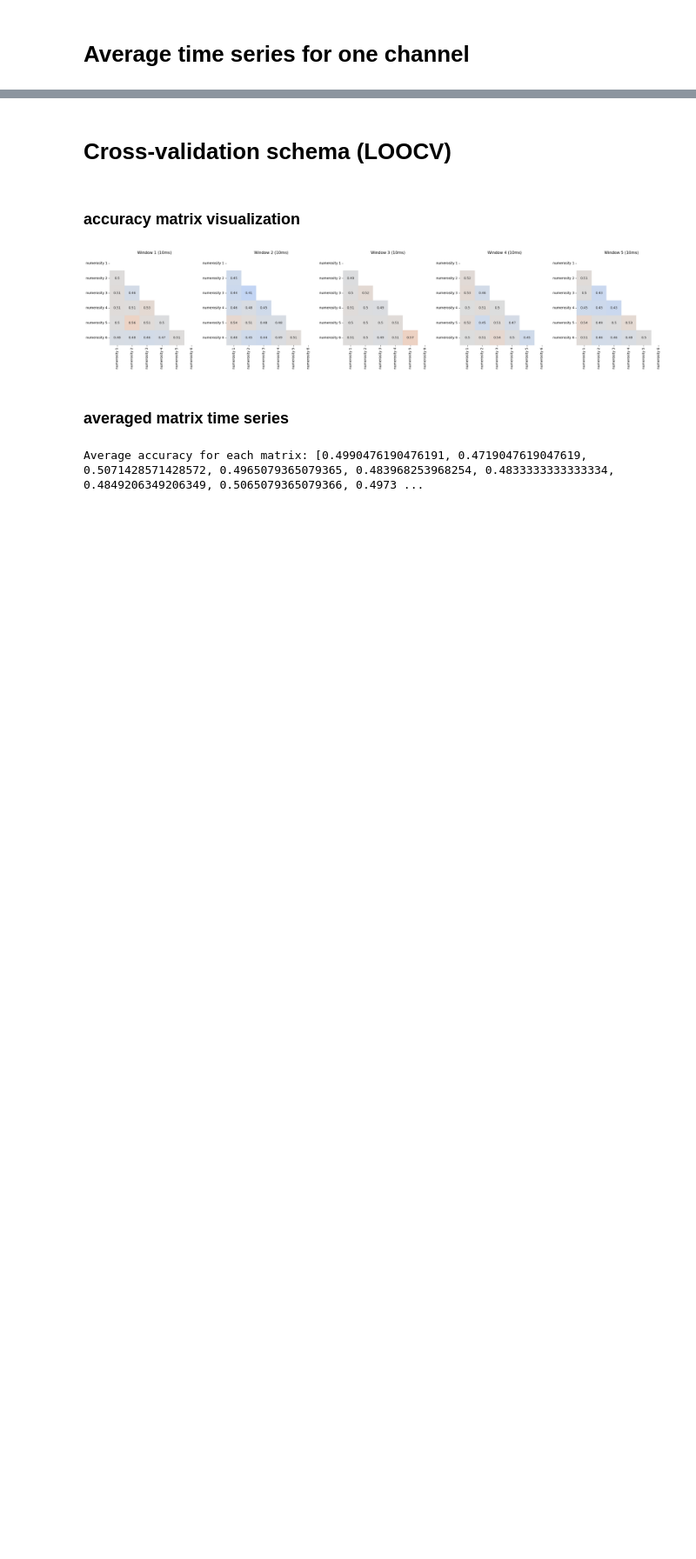
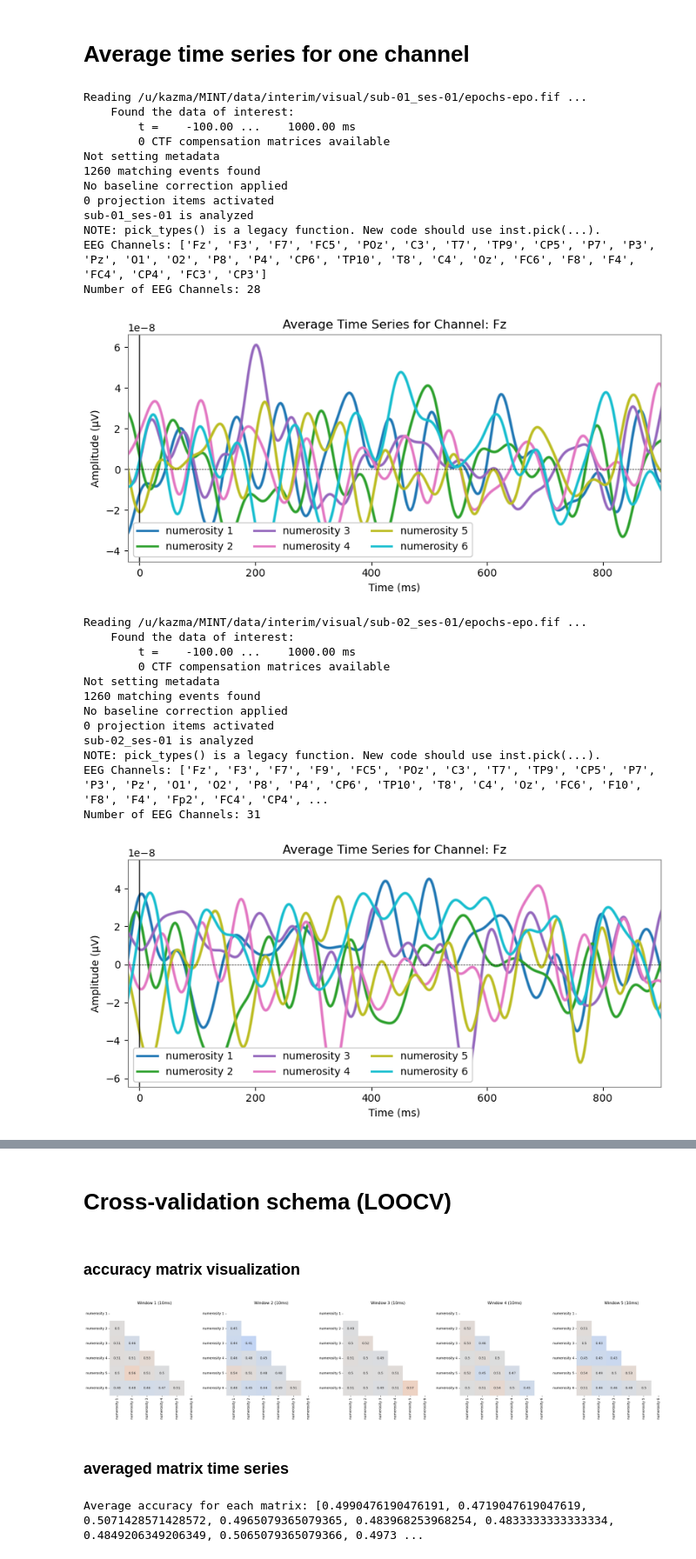
Before and after one commit to KazukiMaruo/2025_MINT, a Jupyter notebook: code/1st-level/2_decoding.ipynb, the cells around one changed output, grey strips where cells are left out. Shown at 87% size. Cells and saved outputs as stored; diff of their text form; code cells hidden in the pictures; blank space fills up the shorter version.

```diff
--- a/code/1st-level/2_decoding.ipynb
+++ b/code/1st-level/2_decoding.ipynb
@@ -41,6 +41,10 @@ for sub_loop in sub_folders_sorted:
     epochs = mne.read_epochs(sub_filename, preload=True)
     print(f"{sub_loop} is analyzed")
 
+    eeg_channels = epochs.pick_types(eeg=True).ch_names
+    print("EEG Channels:", eeg_channels)
+    print("Number of EEG Channels:", len(eeg_channels))
+
     # Get the condition names
     condition_names = list(epochs.event_id.keys())
     evoked_list = []
@@ -54,7 +58,7 @@ for sub_loop in sub_folders_sorted:
     averaged_data = {}
 
     # Specify the channel to plot (e.g., channel name 'Cz')
-    channel_name = 'F3'  # Replace with the channel of your choice
+    channel_name = 'Fz'  # Replace with the channel of your choice
 
     # Figure
     plt.figure(figsize=(8, 4))
@@ -67,30 +71,57 @@ for sub_loop in sub_folders_sorted:
         channel_index = evoked.ch_names.index(channel_name)  # Get index of the channel
         channel_data = evoked.data[channel_index]  # Get the data for the specific channel
         times = evoked.times * 1000  # Convert time to milliseconds
 
         # Store the data
         averaged_data[condition_names[i]] = channel_data
 
         # Plot the channel data
         plt.plot(times, channel_data, color=colors[i], linewidth=3, alpha=0.5)
         plt.plot(times, channel_data, label=condition_names[i], color=colors[i], linewidth=2)  # Plot time series
 
     # Customize the plot
     plt.title('Average Time Series for Channel: ' + channel_name)
     plt.xlabel('Time (ms)')
     plt.ylabel('Amplitude (µV)')
     plt.axhline(0, color='black', linestyle='--', linewidth=0.5)  # Add a horizontal line at y=0
     plt.axvline(0, color='black', linestyle='-', linewidth=1)  # Add a vertical line at t=0
     plt.xlim(-20, 900)  # Set x-axis limits
     # plt.ylim(-2.0e-8, 2.0e-8)  # Set y-axis limits
     plt.legend(ncol=3, loc='lower left', framealpha=1)
 
     # Set the box line color to gray
     ax = plt.gca()
     ax.spines['top'].set_color('gray')
     ax.spines['right'].set_color('gray')
     ax.spines['bottom'].set_color('gray')
     ax.spines['left'].set_color('gray')
 
     plt.tight_layout()
     plt.show()
+# %% [output]
+Reading /u/kazma/MINT/data/interim/visual/sub-01_ses-01/epochs-epo.fif ...
+    Found the data of interest:
+        t =    -100.00 ...    1000.00 ms
+        0 CTF compensation matrices available
+Not setting metadata
+1260 matching events found
+No baseline correction applied
+0 projection items activated
+sub-01_ses-01 is analyzed
+NOTE: pick_types() is a legacy function. New code should use inst.pick(...).
+EEG Channels: ['Fz', 'F3', 'F7', 'FC5', 'POz', 'C3', 'T7', 'TP9', 'CP5', 'P7', 'P3', 'Pz', 'O1', 'O2', 'P8', 'P4', 'CP6', 'TP10', 'T8', 'C4', 'Oz', 'FC6', 'F8', 'F4', 'FC4', 'CP4', 'FC3', 'CP3']
+Number of EEG Channels: 28
+[figure, added]
+Reading /u/kazma/MINT/data/interim/visual/sub-02_ses-01/epochs-epo.fif ...
+    Found the data of interest:
+        t =    -100.00 ...    1000.00 ms
+        0 CTF compensation matrices available
+Not setting metadata
+1260 matching events found
+No baseline correction applied
+0 projection items activated
+sub-02_ses-01 is analyzed
+NOTE: pick_types() is a legacy function. New code should use inst.pick(...).
+EEG Channels: ['Fz', 'F3', 'F7', 'F9', 'FC5', 'POz', 'C3', 'T7', 'TP9', 'CP5', 'P7', 'P3', 'Pz', 'O1', 'O2', 'P8', 'P4', 'CP6', 'TP10', 'T8', 'C4', 'Oz', 'FC6', 'F10', 'F8', 'F4', 'Fp2', 'FC4', 'CP4', ...
+Number of EEG Channels: 31
+[figure, added]
```
Also changed, not shown: parts of 4 cells of this notebook, 2 other files.
